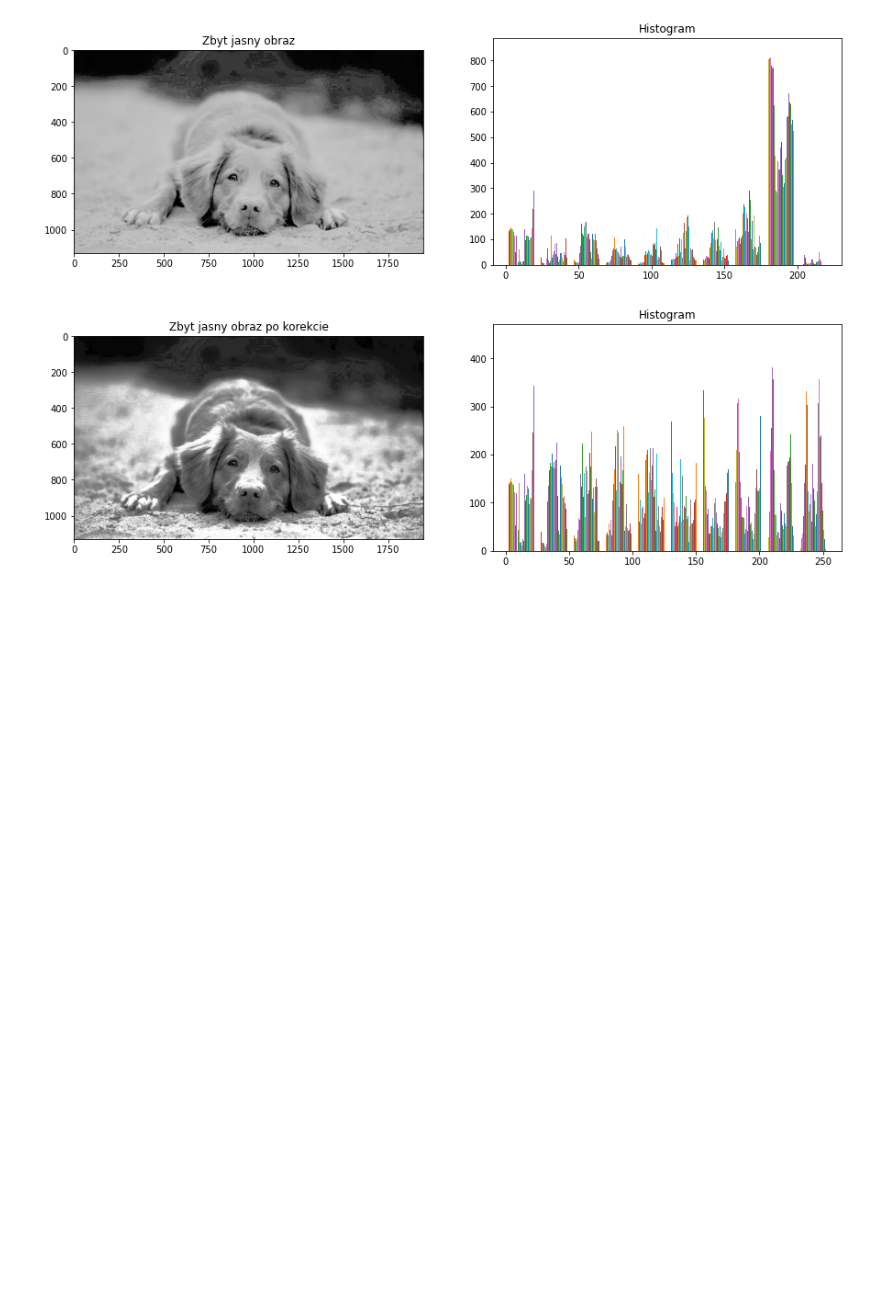
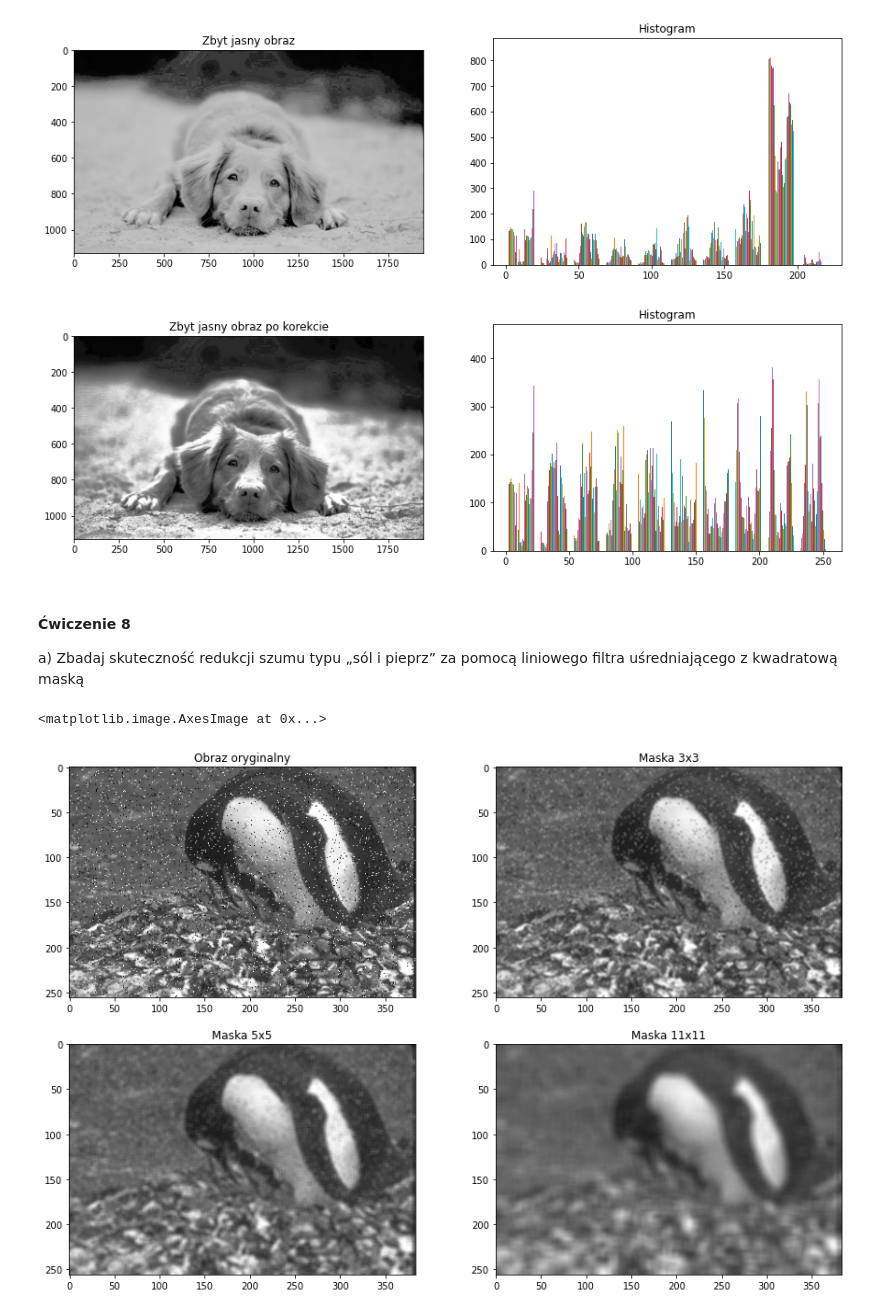
Before and after one commit to magdalena09/CPSiO-lab, a Jupyter notebook: lab2.ipynb, the cells around one changed output. Saved outputs shown, nothing was run; the diff lists cells and outputs as text; code cells hidden in the pictures; blank space fills up the shorter version.

```diff
--- a/lab2.ipynb
+++ b/lab2.ipynb
@@ -216,3 +218,31 @@ plt.hist(image_correction)
 plt.show()
 # %% [output]
 [figure]
+# %% [markdown]
+#### Ćwiczenie 8
+a) Zbadaj skuteczność redukcji szumu typu „sól i pieprz” za pomocą liniowego filtra uśredniającego z kwadratową maską
+# %%
+name = 'saltpepper.png'
+image = Image.open(name).convert("L")
+img = np.asarray(image)
+
+plt.figure(figsize=(15,10))
+
+plt.subplot(2,2,1)
+plt.title('Obraz oryginalny')
+plt.imshow(img, cmap='gray', vmin=0, vmax=255)
+
+plt.subplot(2,2,2)
+plt.title('Maska 3x3')
+plt.imshow(cv.blur(img,(3,3)), cmap='gray', vmin=0, vmax=255)
+
+plt.subplot(2,2,3)
+plt.title('Maska 5x5')
+plt.imshow(cv.blur(img,(5,5)), cmap='gray', vmin=0, vmax=255)
+
+plt.subplot(2,2,4)
+plt.title('Maska 11x11')
+plt.imshow(cv.blur(img,(11,11)), cmap='gray', vmin=0, vmax=255)
+# %% [output]
+<matplotlib.image.AxesImage at 0x...>
+[figure, added]
```
Also changed, not shown: parts of 13 cells of this notebook, 2 other files.
